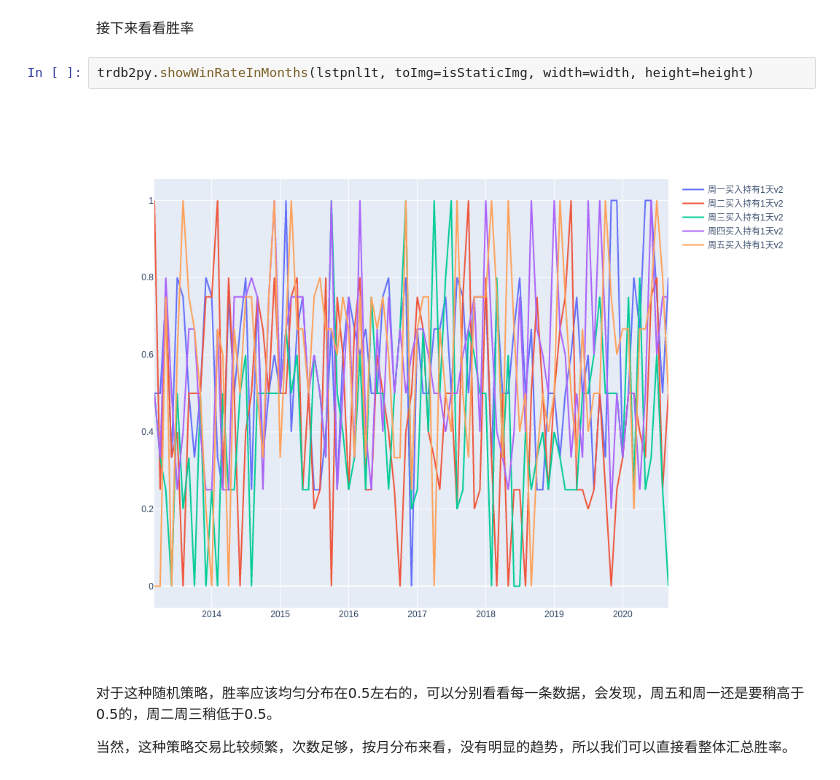
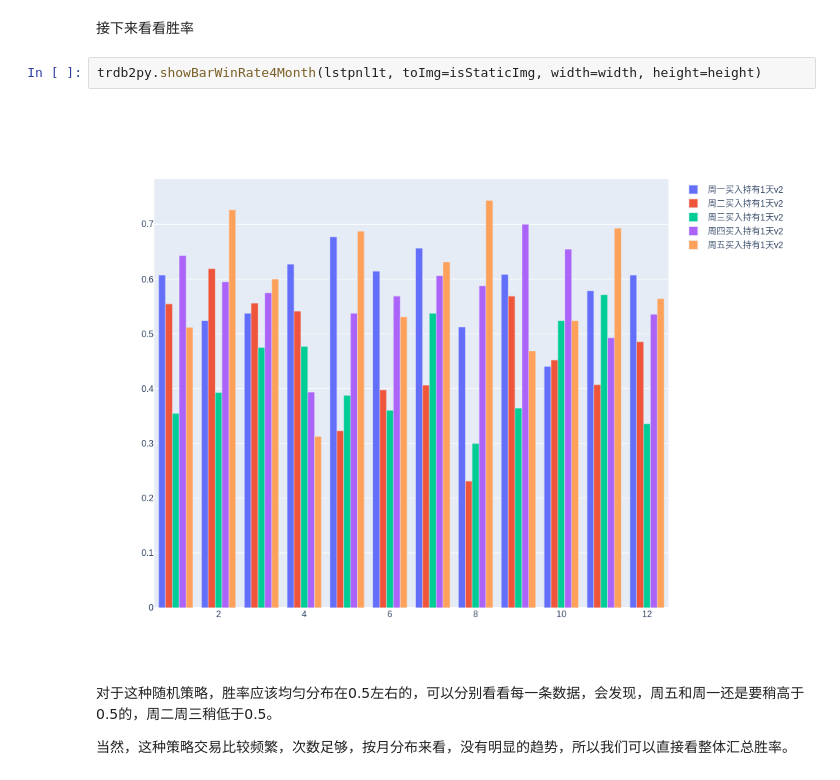
Before and after one commit to zhs007/jupyternotebook.demo, a Jupyter notebook: home/trdb2/weekday001.ipynb, the cells around one changed output. Saved outputs shown, nothing was run; the diff lists cells and outputs as text.

```diff
--- a/home/trdb2/weekday001.ipynb
+++ b/home/trdb2/weekday001.ipynb
@@ -216,9 +216,9 @@ dfpnl1b[['title', 'maxDrawdown', 'maxDrawdownStart', 'maxDrawdownEnd', 'totalRet
 # %% [markdown]
 接下来看看胜率
 # %%
-trdb2py.showWinRateInMonths(lstpnl1t, toImg=isStaticImg, width=width, height=height)
+trdb2py.showBarWinRate4Month(lstpnl1t, toImg=isStaticImg, width=width, height=height)
 # %% [output]
-[figure, old version]
+[figure, new version]
 # %% [markdown]
 对于这种随机策略，胜率应该均匀分布在0.5左右的，可以分别看看每一条数据，会发现，周五和周一还是要稍高于0.5的，周二周三稍低于0.5。
 
```
Also changed, not shown: parts of 1 cell of this notebook, 1 other file.
